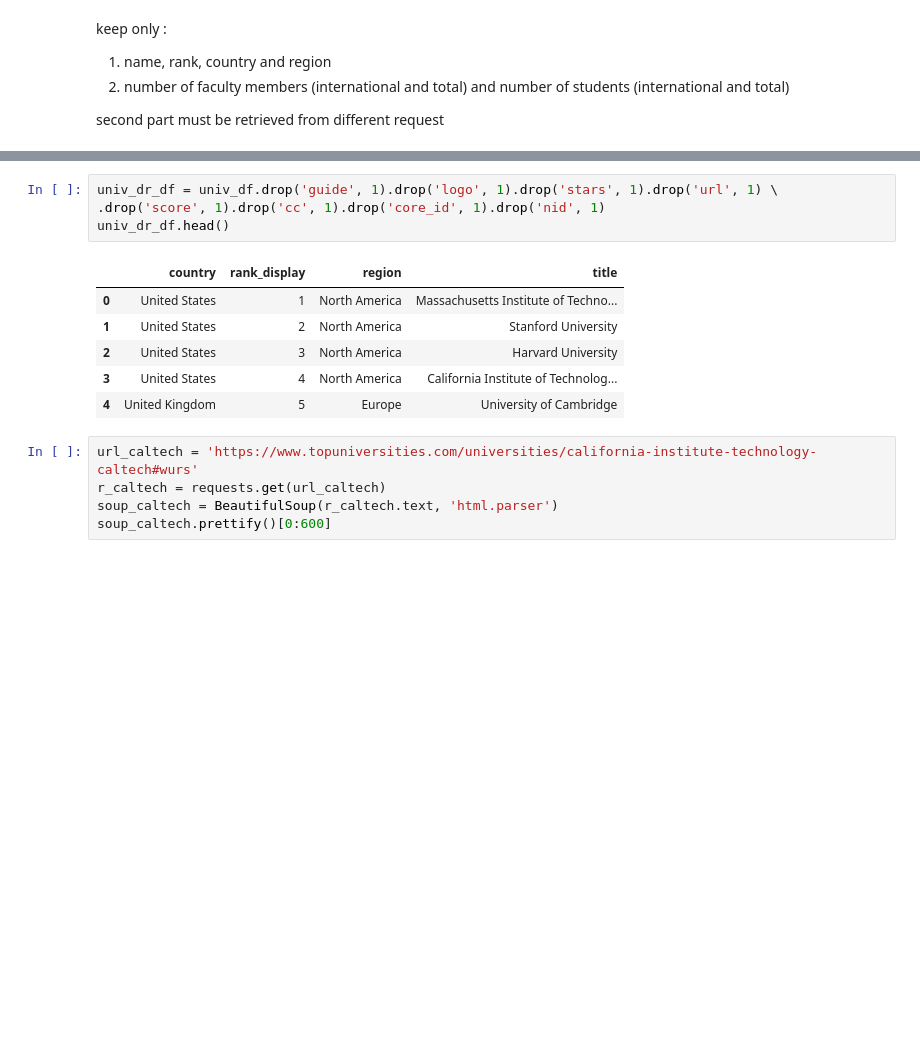
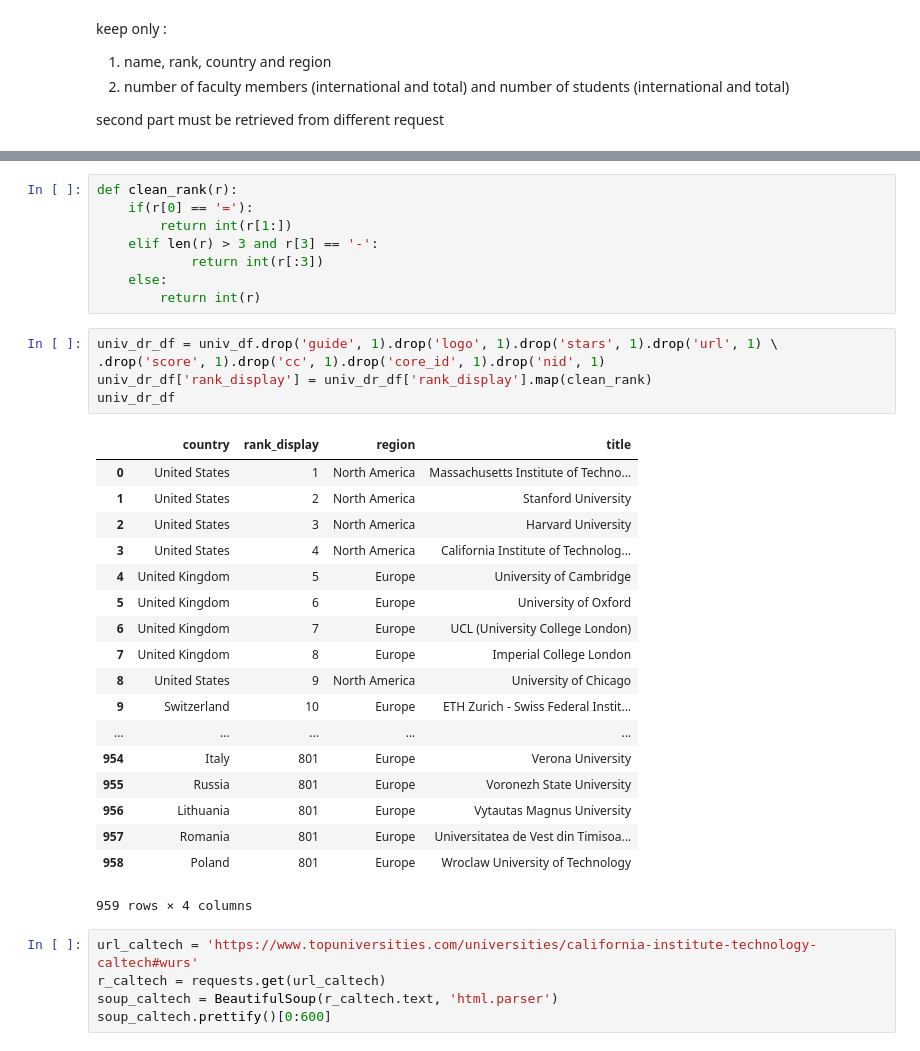
Before and after one commit to IsaacLeimgruber/ADA_labs_repo, a Jupyter notebook: 02 - Data from the Web/hw02_isaac.ipynb, the cells around one changed output, grey strips where cells are left out. Cells and saved outputs as stored; diff of their text form; blank space fills up the shorter version.

Commit message:
Add full task 1, clean code

```diff
--- a/02 - Data from the Web/hw02_isaac.ipynb
+++ b/02 - Data from the Web/hw02_isaac.ipynb
@@ -51,14 +58,35 @@ second part must be retrieved from different request
+# %%
+def clean_rank(r):
+    if(r[0] == '='):
+        return int(r[1:])
+    elif len(r) > 3 and r[3] == '-':
+            return int(r[:3])
+    else:
+        return int(r)
 # %%
 univ_dr_df = univ_df.drop('guide', 1).drop('logo', 1).drop('stars', 1).drop('url', 1) \
 .drop('score', 1).drop('cc', 1).drop('core_id', 1).drop('nid', 1)
-univ_dr_df.head()
+univ_dr_df['rank_display'] = univ_dr_df['rank_display'].map(clean_rank)
+univ_dr_df
 # %% [output]
 |  | country | rank_display | region | title |
 | 0 | United States | 1 | North America | Massachusetts Institute of Techno... |
 | 1 | United States | 2 | North America | Stanford University |
 | 2 | United States | 3 | North America | Harvard University |
 | 3 | United States | 4 | North America | California Institute of Technolog... |
 | 4 | United Kingdom | 5 | Europe | University of Cambridge |
+| 5 | United Kingdom | 6 | Europe | University of Oxford |
+| 6 | United Kingdom | 7 | Europe | UCL (University College London) |
+| 7 | United Kingdom | 8 | Europe | Imperial College London |
+| 8 | United States | 9 | North America | University of Chicago |
+| 9 | Switzerland | 10 | Europe | ETH Zurich - Swiss Federal Instit... |
+| ... | ... | ... | ... | ... |
+| 954 | Italy | 801 | Europe | Verona University |
+| 955 | Russia | 801 | Europe | Voronezh State University |
+| 956 | Lithuania | 801 | Europe | Vytautas Magnus University |
+| 957 | Romania | 801 | Europe | Universitatea de Vest din Timisoa... |
+| 958 | Poland | 801 | Europe | Wroclaw University of Technology |
+959 rows × 4 columns
 # %%
 url_caltech = 'https://www.topuniversities.com/universities/california-institute-technology-caltech#wurs'
 r_caltech = requests.get(url_caltech)
```
Also changed, not shown: parts of 19 cells of this notebook.
